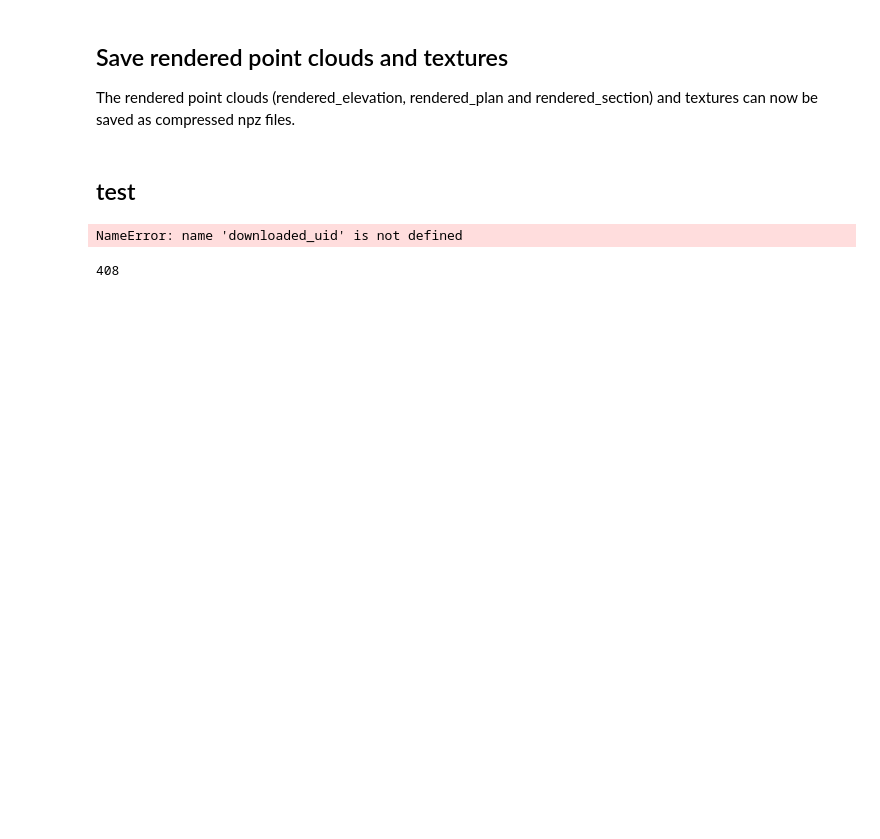
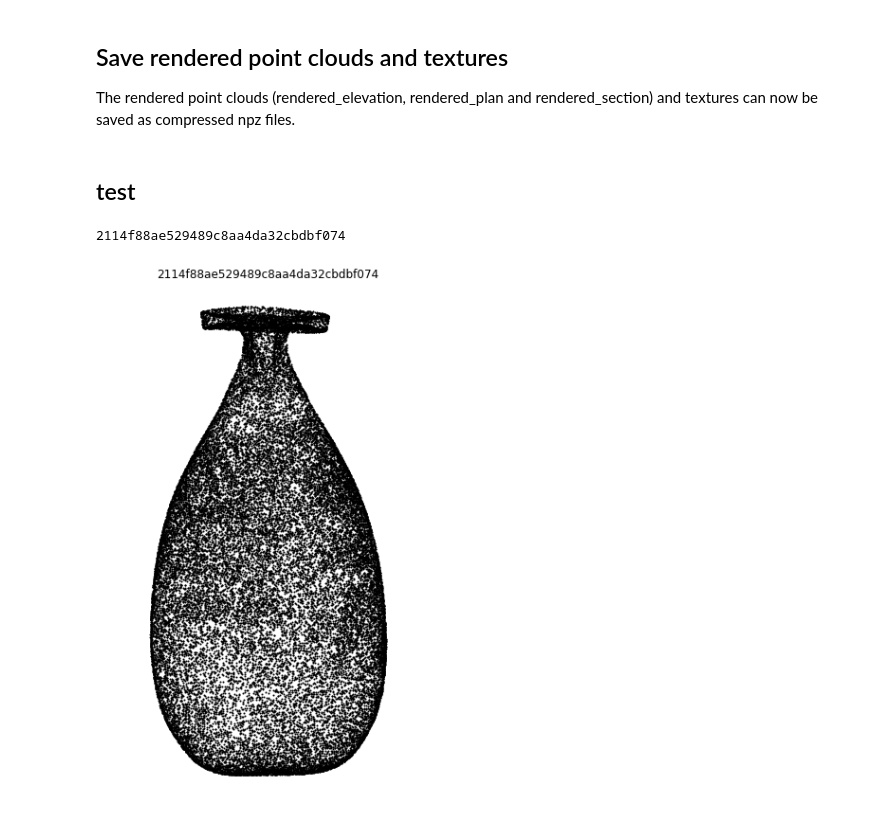
Before and after one commit to aot29/pottery_classifier, a Jupyter notebook: 02_Generate_views_and_texture_images.ipynb, the cells around one changed output. Cells and saved outputs as stored; diff of their text form; code cells hidden in the pictures; blank space fills up the shorter version.

```diff
--- a/02_Generate_views_and_texture_images.ipynb
+++ b/02_Generate_views_and_texture_images.ipynb
@@ -323,6 +323,18 @@ np.savez_compressed(os.path.join(NPZ_DIR, 'textures_temp.npz'),
         downloaded_uid = downloaded_uid,
         textures = textures
         )
+# %%
+import numpy as np
+import os
+
+NPZ_DIR = '/mnt/Disk2/temp' # temp files
+
+# Load the numpy .npz file
+with np.load(os.path.join(NPZ_DIR, 'vertices_temp.npz'), allow_pickle=True) as data:
+    vertices_data = dict(data.items())
+
+downloaded_uid = vertices_data['downloaded_uid']
+vertices = vertices_data['vertices']
 # %% [markdown]
 ## Render the views
 A 3D-model cannot be represented by a single 2D view. Therefore, following archaeological practice, each object will be represented by an elevation view (from the side), a plan view (from the top) and a cross-section.
@@ -536,27 +550,18 @@ np.savez_compressed(os.path.join(NPZ_DIR, 'textures.npz'),
 # %%
 import matplotlib.pyplot as plt
 
-# get a list of all 3D-models that have been downloaded
-downloaded_uid = [model_uid for model_uid in metadata_df['id'] if os.path.isfile(os.path.join(DOWNLOAD_DIR, '{}.zip'.format(model_uid)))]
-# some models are in several collections, so drop duplicates. Don't convert to set, as set will reorder the entries
-downloaded_uid = list(dict.fromkeys(downloaded_uid).keys())
 
+i = 870
 
-i = 589
-
-rotation = [5, 0, -40]
+rotation = [-150,0,0]
 model_uid = list(downloaded_uid)[i]
 fig, ax = plt.subplots(1, 1, figsize=(10, 10))
 point_cloud = rotate(vertices[i], rotation)
 dx = max(point_cloud[:,0]) - min(point_cloud[:,0])
 dz = max(point_cloud[:,2]) - min(point_cloud[:,2])
 aspect_ratio = dz/dx
 plot_model(ax, point_cloud, aspect_ratio, model_uid)
 print(model_uid)
 # %% [output]
-NameError: name 'downloaded_uid' is not defined
+2114f88ae529489c8aa4da32cbdbf074
+[figure, added]
-# %%
-downloaded_uid = [model_uid for model_uid in metadata_df['id'] if os.path.isfile(os.path.join(DOWNLOAD_DIR, '{}.zip'.format(model_uid)))]
-len(list(dict.fromkeys(downloaded_uid).keys()))
-# %% [output]
-408
```
Also changed, not shown: parts of 3 cells of this notebook, 1 other file.
